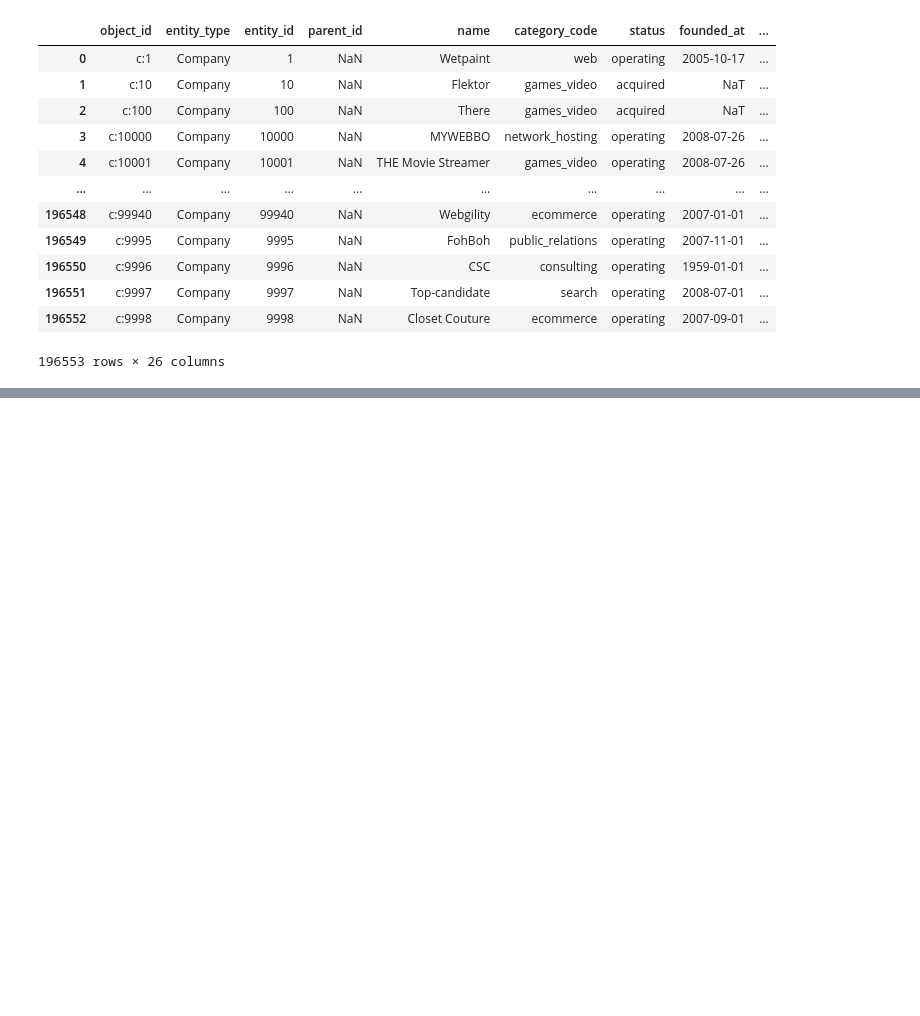
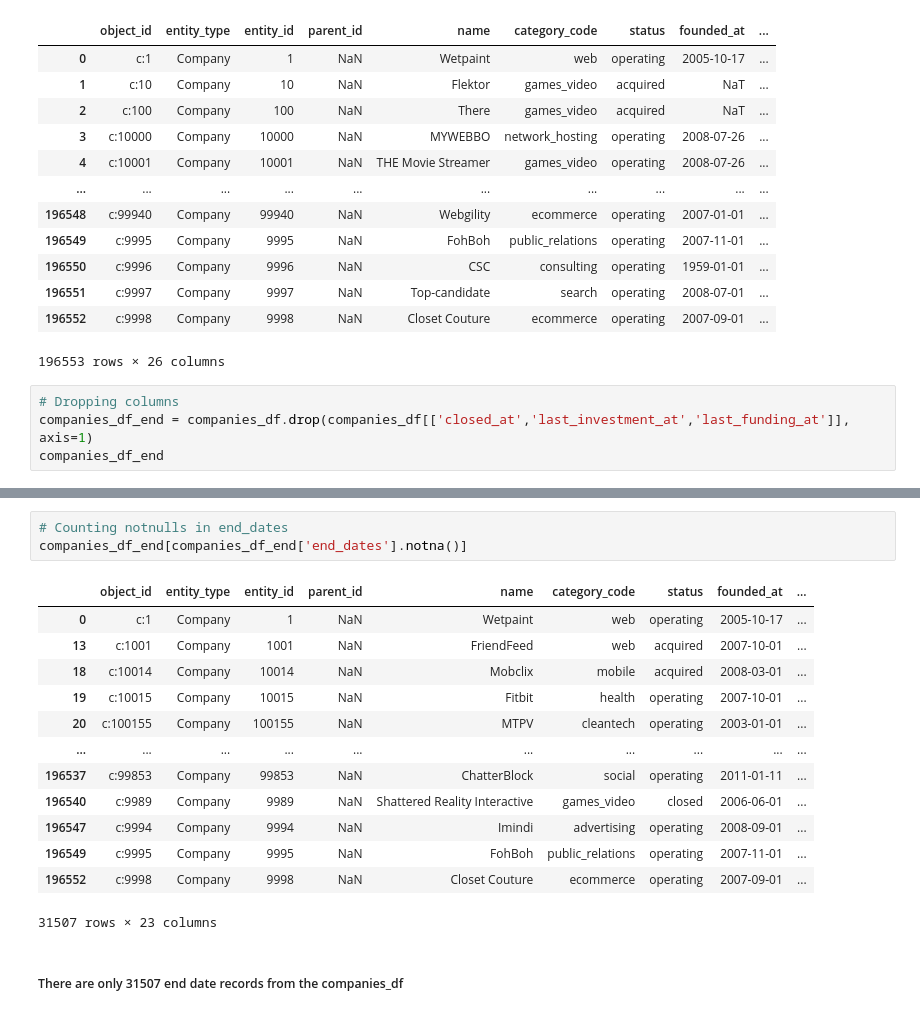
Before and after one commit to PaulIsenberg/FWIP_Venture, a Jupyter notebook: transform_end_date.ipynb, the cells around one changed output, grey strips where cells are left out. Cells and saved outputs as stored; diff of their text form; blank space fills up the shorter version.

```diff
--- a/transform_end_date.ipynb
+++ b/transform_end_date.ipynb
@@ -309,2 +309,6 @@ companies_df
 | 196552 | c:9998 | Company | 9998 | NaN | Closet Couture | ecommerce | operating | 2007-09-01 | ... |
 196553 rows × 26 columns
+# %%
+# Dropping columns
+companies_df_end = companies_df.drop(companies_df[['closed_at','last_investment_at','last_funding_at']], axis=1)
+companies_df_end
@@ -310,0 +329,19 @@ companies_df
+# %%
+# Counting notnulls in end_dates
+companies_df_end[companies_df_end['end_dates'].notna()]
+# %% [output]
+|  | object_id | entity_type | entity_id | parent_id | name | category_code | status | founded_at | ... |
+| 0 | c:1 | Company | 1 | NaN | Wetpaint | web | operating | 2005-10-17 | ... |
+| 13 | c:1001 | Company | 1001 | NaN | FriendFeed | web | acquired | 2007-10-01 | ... |
+| 18 | c:10014 | Company | 10014 | NaN | Mobclix | mobile | acquired | 2008-03-01 | ... |
+| 19 | c:10015 | Company | 10015 | NaN | Fitbit | health | operating | 2007-10-01 | ... |
+| 20 | c:100155 | Company | 100155 | NaN | MTPV | cleantech | operating | 2003-01-01 | ... |
+| ... | ... | ... | ... | ... | ... | ... | ... | ... | ... |
+| 196537 | c:99853 | Company | 99853 | NaN | ChatterBlock | social | operating | 2011-01-11 | ... |
+| 196540 | c:9989 | Company | 9989 | NaN | Shattered Reality Interactive | games_video | closed | 2006-06-01 | ... |
+| 196547 | c:9994 | Company | 9994 | NaN | Imindi | advertising | operating | 2008-09-01 | ... |
+| 196549 | c:9995 | Company | 9995 | NaN | FohBoh | public_relations | operating | 2007-11-01 | ... |
+| 196552 | c:9998 | Company | 9998 | NaN | Closet Couture | ecommerce | operating | 2007-09-01 | ... |
+31507 rows × 23 columns
+# %% [markdown]
+##### There are only 31507 end date records from the companies_df
```
Also changed, not shown: parts of 1 cell of this notebook.
